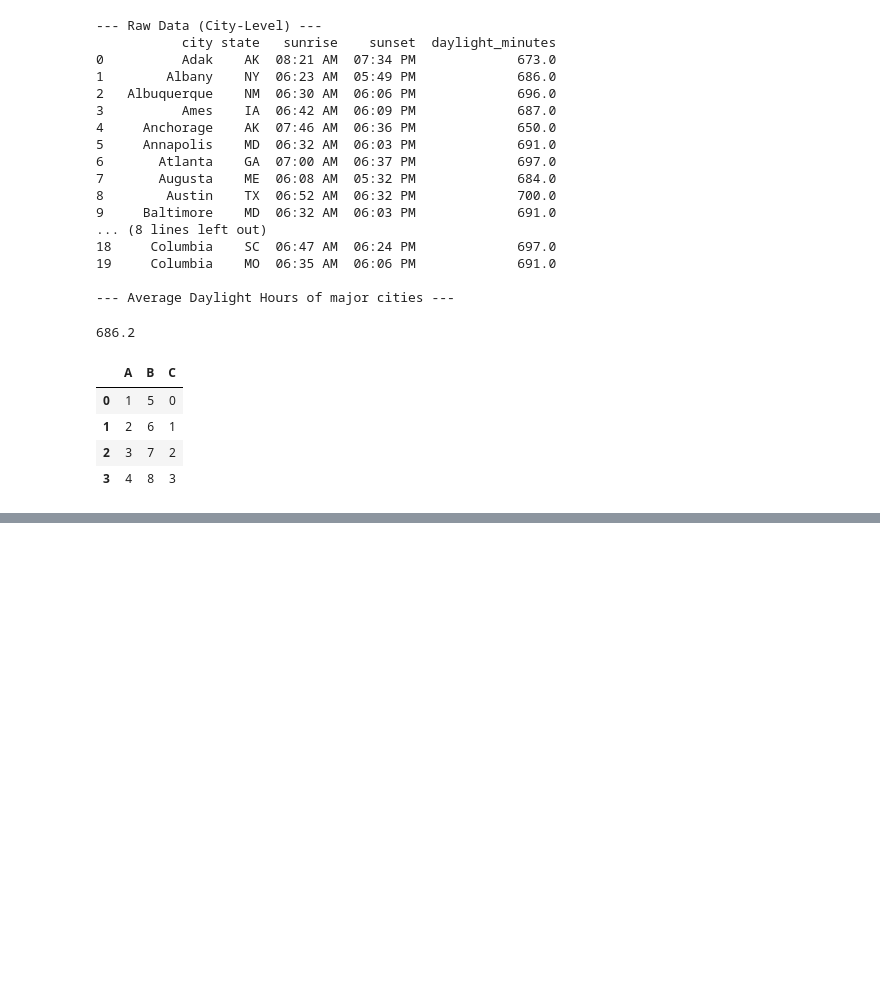
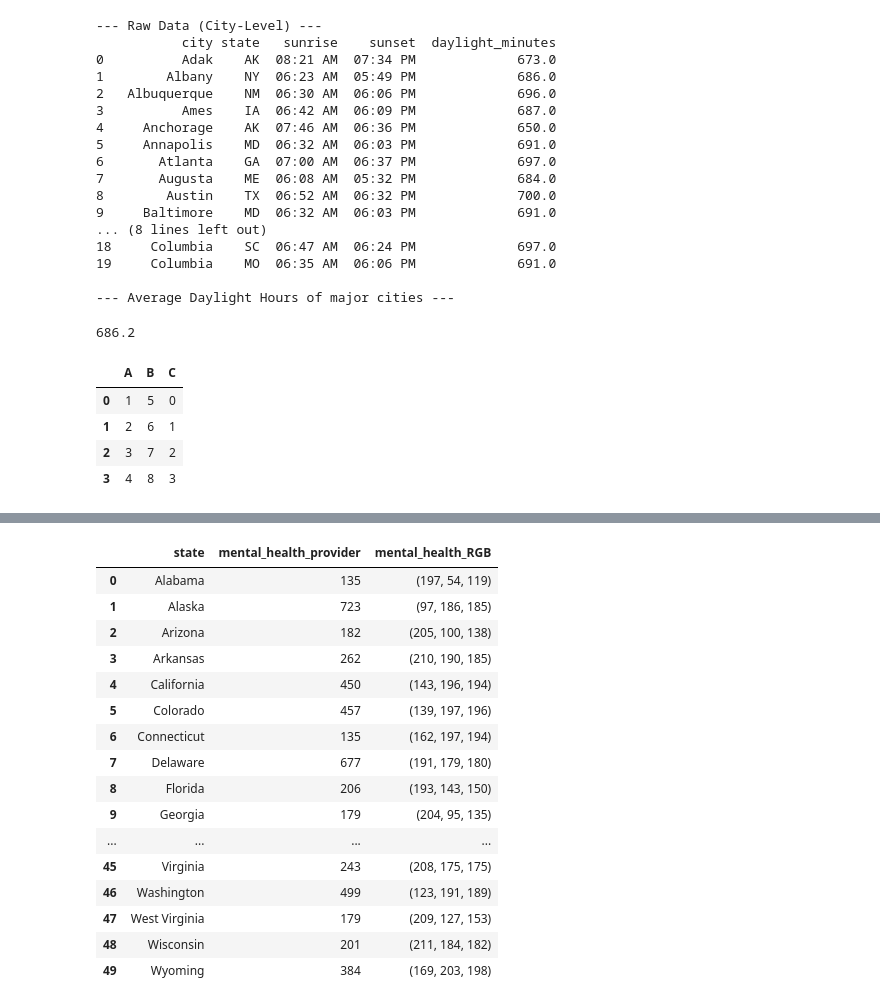
Before and after one commit to kchillakanti/DSCI-550-Assignment-1, a Jupyter notebook: scripts/sandbox.ipynb, the cells around one changed output, grey strips where cells are left out. Drawn from its saved outputs; the diff is of its cells as text; code cells hidden in the pictures; blank space fills up the shorter version.

```diff
--- a/scripts/sandbox.ipynb
+++ b/scripts/sandbox.ipynb
@@ -168,0 +450,27 @@ df
+# %%
+temp_df1 = pd.DataFrame({"state":results.keys(), "mental_health_provider":results.values()})
+temp_df2 = pd.DataFrame({"state":state_colors.keys(), "mental_health_RGB":state_colors.values()})
+mental_health_df = pd.merge(temp_df1, temp_df2, on='state',how='left')
+add_alaska = pd.DataFrame({'state':'Alaska', 'mental_health_provider':723, 'mental_health_RGB':[(97, 186, 185)]})
+add_hawaii = pd.DataFrame({'state':'Hawaii', 'mental_health_provider':299, 'mental_health_RGB':[(194, 205, 198)]})
+
+mental_health_df = pd.concat([add_alaska, add_hawaii, mental_health_df], axis=0, ignore_index=True).sort_values('state').reset_index(drop=True)
+mental_health_df
+# %% [output]
+|  | state | mental_health_provider | mental_health_RGB |
+| 0 | Alabama | 135 | (197, 54, 119) |
+| 1 | Alaska | 723 | (97, 186, 185) |
+| 2 | Arizona | 182 | (205, 100, 138) |
+| 3 | Arkansas | 262 | (210, 190, 185) |
+| 4 | California | 450 | (143, 196, 194) |
+| 5 | Colorado | 457 | (139, 197, 196) |
+| 6 | Connecticut | 135 | (162, 197, 194) |
+| 7 | Delaware | 677 | (191, 179, 180) |
+| 8 | Florida | 206 | (193, 143, 150) |
+| 9 | Georgia | 179 | (204, 95, 135) |
+| ... | ... | ... | ... |
+| 45 | Virginia | 243 | (208, 175, 175) |
+| 46 | Washington | 499 | (123, 191, 189) |
+| 47 | West Virginia | 179 | (209, 127, 153) |
+| 48 | Wisconsin | 201 | (211, 184, 182) |
+| 49 | Wyoming | 384 | (169, 203, 198) |
```
Also changed, not shown: parts of 4 cells of this notebook, 6 other files.
